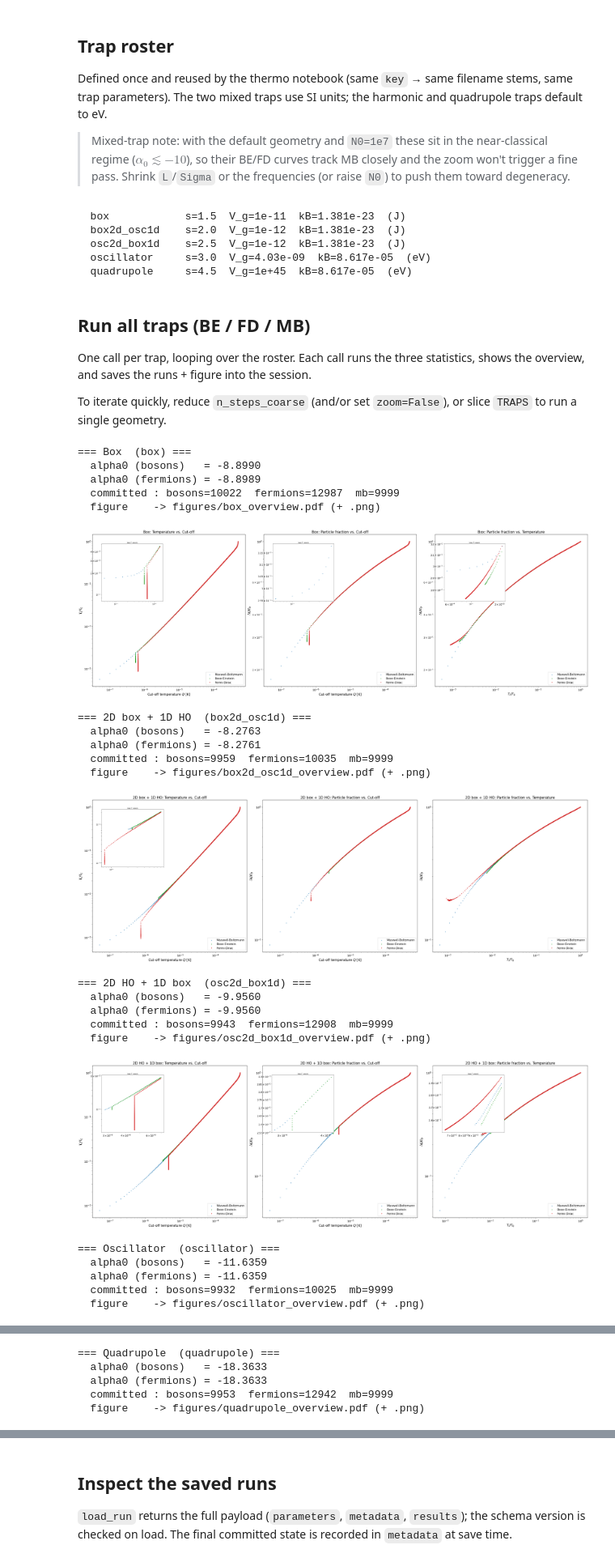
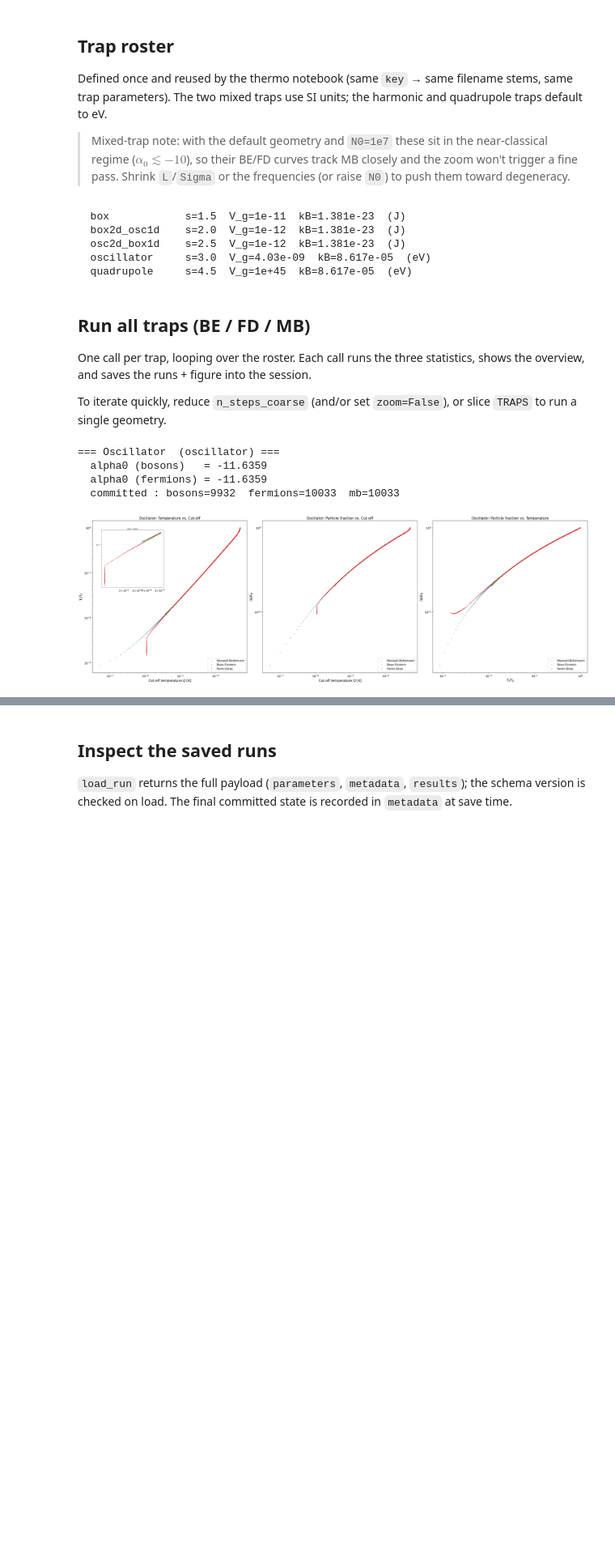
Before and after one commit to arvizu-god/evaporative_cooling, a Jupyter notebook: evap_cool_usage.ipynb, the cells around one changed output, grey strips where cells are left out. Shown at 81% size. Cells and saved outputs as stored; diff of their text form; code cells hidden in the pictures; blank space fills up the shorter version.

```diff
--- a/evap_cool_usage.ipynb
+++ b/evap_cool_usage.ipynb
@@ -92,8 +92,8 @@ def run_trap_session(
     dQ_fine, n_steps_fine,
     session=None, stem=None,
     alpha_floor_coarse=-1e-3,
-    alpha_floor_fine=-1e-12,
-    dps_fine=60, backoff=5,
+    alpha_floor_fine=-1e-15,
+    dps_coarse = 20,dps_fine=80, backoff=5,
     dT=1e-20, dmu=1e-30,
     show_plot=True, save_fig=False, fig_dir=None,
     zoom=True, save=False,
@@ -122,7 +122,7 @@ def run_trap_session(
             dQ_fine=dQ_fine, n_steps_fine=n_steps_fine,
             dT=dT, dmu=dmu, sign=+1,
             alpha_floor_coarse=alpha_floor_coarse, alpha_floor_fine=alpha_floor_fine,
-            dps_fine=dps_fine, backoff=backoff, verbose=False,
+            dps_coarse=dps_coarse, dps_fine=dps_fine, backoff=backoff, verbose=False,
         )
         out_b = zoom_b
     else:
@@ -141,9 +141,10 @@ def run_trap_session(
             Q0=Q0, dQ_coarse=dQ_coarse, n_steps_coarse=n_steps_coarse,
             dQ_fine=dQ_fine, n_steps_fine=n_steps_fine,
             dT=dT, dmu=dmu, sign=-1,
-            dps_fine=dps_fine, backoff=backoff, verbose=False,
+            dps_coarse=dps_coarse, dps_fine=dps_fine, backoff=backoff, verbose=False,
         )
         out_f = zoom_f
+        n_steps_total = out_f.n_total_committed
     else:
         res_f = create_result_dict(); res_f["Q"] = list(Q_schedule)
         initialize_quantum_state(res_f, N0, T0, mu0_f, E0_f, Omega0_f)
@@ -151,15 +152,17 @@ def run_trap_session(
             res_f, trap, N0, n_steps=n_steps_coarse, dT=dT, dmu=dmu, sign=-1, verbose=False,
         )
         zoom_f = None
+        n_steps_total = n_steps_coarse
 
     # 3c. Maxwell-Boltzmann reference.
-    res_mb = create_mb_result_dict(); res_mb["Q"] = list(Q_schedule)
+    Q_schedule_mb = build_cutoff_schedule(Q0=Q0, dQ=dQ_coarse, n_steps=n_steps_total)
+    res_mb = create_mb_result_dict(); res_mb["Q"] = list(Q_schedule_mb)
     initialize_mb_state(res_mb, N0, T0)
-    run_mb_evaporation(res_mb, trap, N0, n_steps=n_steps_coarse, verbose=False)
+    run_mb_evaporation(res_mb, trap, N0, n_steps=n_steps_total, verbose=False)
 
     n_b = zoom_b.n_total_committed if zoom_b is not None else out_b.n_completed
     n_f = zoom_f.n_total_committed if zoom_f is not None else out_f.n_completed
-    print(f"  committed : bosons={n_b}  fermions={n_f}  mb={n_steps_coarse}")
+    print(f"  committed : bosons={n_b}  fermions={n_f}  mb={n_steps_total}")
 
     # 4. Overview figure (overlay BE / FD / MB), shown and/or saved.
     if show_plot or save_fig:
@@ -240,40 +243,25 @@ To iterate quickly, reduce `n_steps_coarse` (and/or set `zoom=False`), or slice
 # %%
 RUN_KW = dict(
     N0=1.0e7, T0=5.0e-5,
     Q0=5e-4, dQ_coarse=5e-8, n_steps_coarse=9999,
-    dQ_fine=1e-60, n_steps_fine=3000,
+    dQ_fine=1e-20, n_steps_fine=200,
     zoom=True,
+    alpha_floor_coarse=-1e-3,
+    alpha_floor_fine=-1e-12,
+    dps_coarse = 30,dps_fine=80,
 )
 
 results = {}
-for t in TRAPS:                       # slice e.g. TRAPS[:1] for a single trap
+for t in TRAPS[3:4]:                       # slice e.g. TRAPS[:1] for a single trap
     results[t["key"]] = run_trap_session(
         t["trap"], name=t["name"], stem=t["key"],
-        session=session, save=True,
-        show_plot=True, save_fig=True, fig_dir=fig_dir,
+        session=session, save=False,
+        show_plot=True, save_fig=False, fig_dir=fig_dir,
         **RUN_KW,
     )
 # %% [output]
-=== Box  (box) ===
-  alpha0 (bosons)   = -8.8990
-  alpha0 (fermions) = -8.8989
-  committed : bosons=10022  fermions=12987  mb=9999
-  figure    -> figures/box_overview.pdf (+ .png)
+=== Oscillator  (oscillator) ===
+  alpha0 (bosons)   = -11.6359
+  alpha0 (fermions) = -11.6359
+  committed : bosons=9932  fermions=10033  mb=10033
-[figure, old version]
+[figure, new version]
-=== 2D box + 1D HO  (box2d_osc1d) ===
-  alpha0 (bosons)   = -8.2763
-  alpha0 (fermions) = -8.2761
-  committed : bosons=9959  fermions=10035  mb=9999
-  figure    -> figures/box2d_osc1d_overview.pdf (+ .png)
-[figure, removed]
-=== 2D HO + 1D box  (osc2d_box1d) ===
-  alpha0 (bosons)   = -9.9560
-  alpha0 (fermions) = -9.9560
-  committed : bosons=9943  fermions=12908  mb=9999
-  figure    -> figures/osc2d_box1d_overview.pdf (+ .png)
-[figure, removed]
-=== Oscillator  (oscillator) ===
-  alpha0 (bosons)   = -11.6359
-  alpha0 (fermions) = -11.6359
-  committed : bosons=9932  fermions=10025  mb=9999
-  figure    -> figures/oscillator_overview.pdf (+ .png)
@@ -281,5 +267,0 @@ for t in TRAPS:                       # slice e.g. TRAPS[:1] for a single trap
-=== Quadrupole  (quadrupole) ===
-  alpha0 (bosons)   = -18.3633
-  alpha0 (fermions) = -18.3633
-  committed : bosons=9953  fermions=12942  mb=9999
-  figure    -> figures/quadrupole_overview.pdf (+ .png)
```
Also changed, not shown: parts of 4 cells of this notebook, 14 other files.
